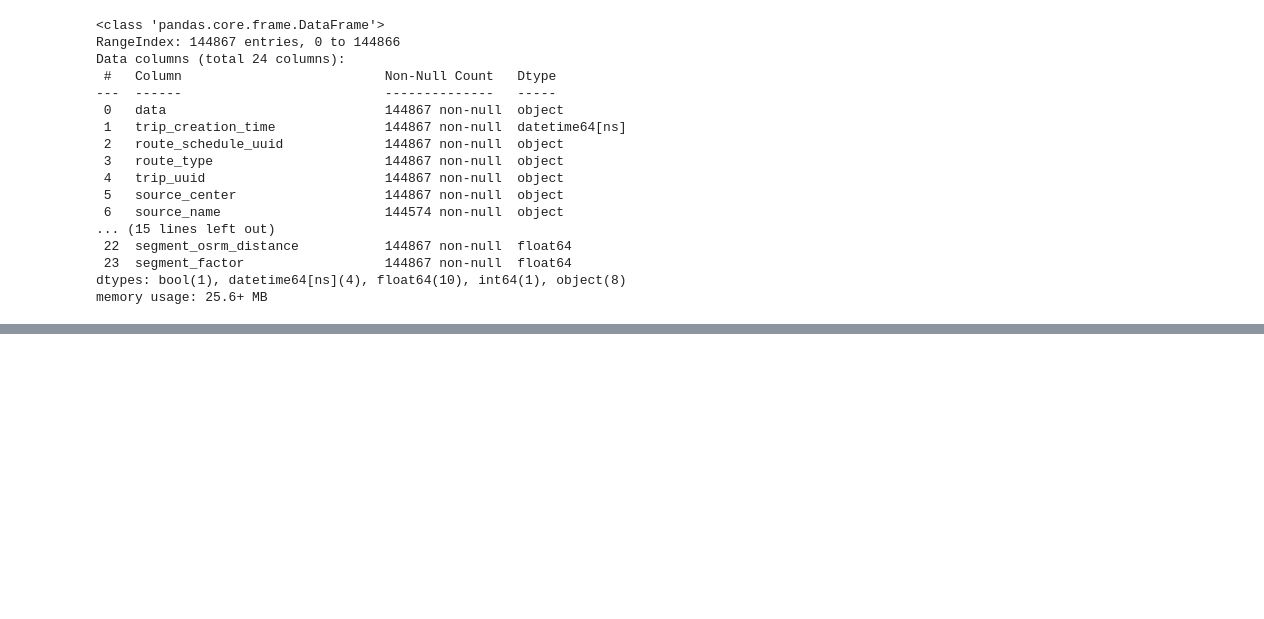
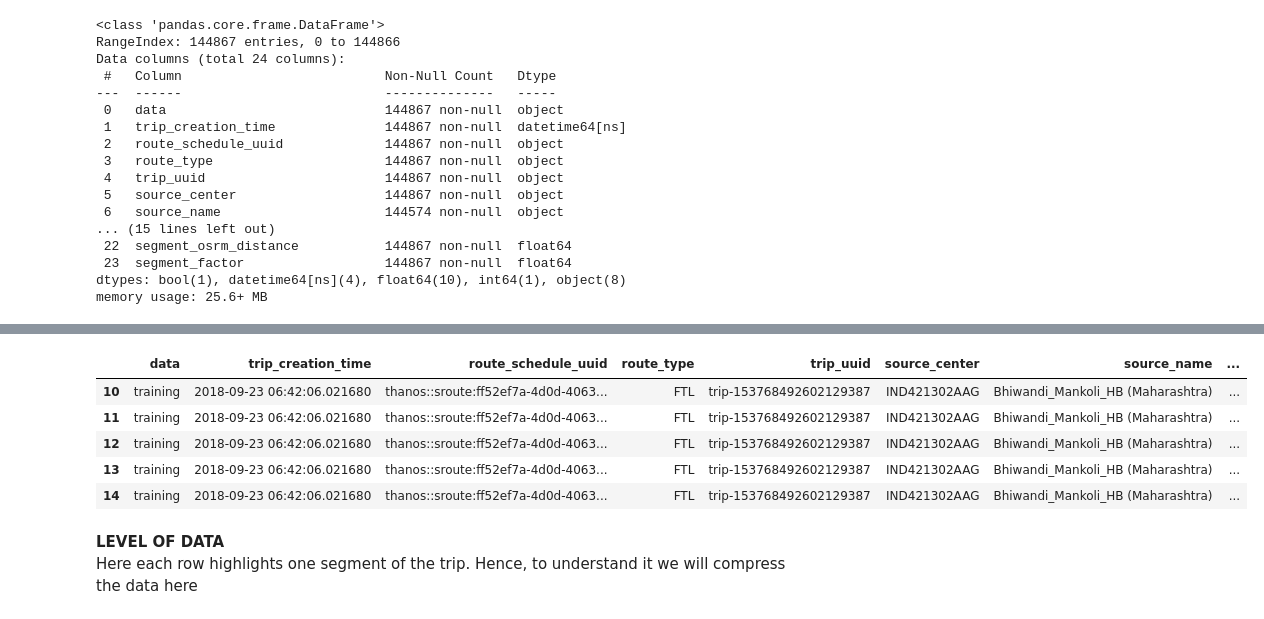
Before and after one commit to bharatkaushik2015/MI-DL_feature_engineering, a Jupyter notebook: feature-engineering.ipynb, the cells around one changed output, grey strips where cells are left out. Cells and saved outputs as stored; diff of their text form; code cells hidden in the pictures; blank space fills up the shorter version.

```diff
--- a/feature-engineering.ipynb
+++ b/feature-engineering.ipynb
@@ -164,0 +186,13 @@ df.shape
+# %%
+df[df["trip_uuid"]=='trip-153768492602129387']
+# %% [output]
+|  | data | trip_creation_time | route_schedule_uuid | route_type | trip_uuid | source_center | source_name | ... |
+| 10 | training | 2018-09-23 06:42:06.021680 | thanos::sroute:ff52ef7a-4d0d-4063... | FTL | trip-153768492602129387 | IND421302AAG | Bhiwandi_Mankoli_HB (Maharashtra) | ... |
+| 11 | training | 2018-09-23 06:42:06.021680 | thanos::sroute:ff52ef7a-4d0d-4063... | FTL | trip-153768492602129387 | IND421302AAG | Bhiwandi_Mankoli_HB (Maharashtra) | ... |
+| 12 | training | 2018-09-23 06:42:06.021680 | thanos::sroute:ff52ef7a-4d0d-4063... | FTL | trip-153768492602129387 | IND421302AAG | Bhiwandi_Mankoli_HB (Maharashtra) | ... |
+| 13 | training | 2018-09-23 06:42:06.021680 | thanos::sroute:ff52ef7a-4d0d-4063... | FTL | trip-153768492602129387 | IND421302AAG | Bhiwandi_Mankoli_HB (Maharashtra) | ... |
+| 14 | training | 2018-09-23 06:42:06.021680 | thanos::sroute:ff52ef7a-4d0d-4063... | FTL | trip-153768492602129387 | IND421302AAG | Bhiwandi_Mankoli_HB (Maharashtra) | ... |
+# %% [markdown]
+**LEVEL OF DATA**
+<br>
+Here each row highlights one segment of the trip. Hence, to understand it we will compress the data here
```
Also changed, not shown: parts of 40 cells of this notebook.
